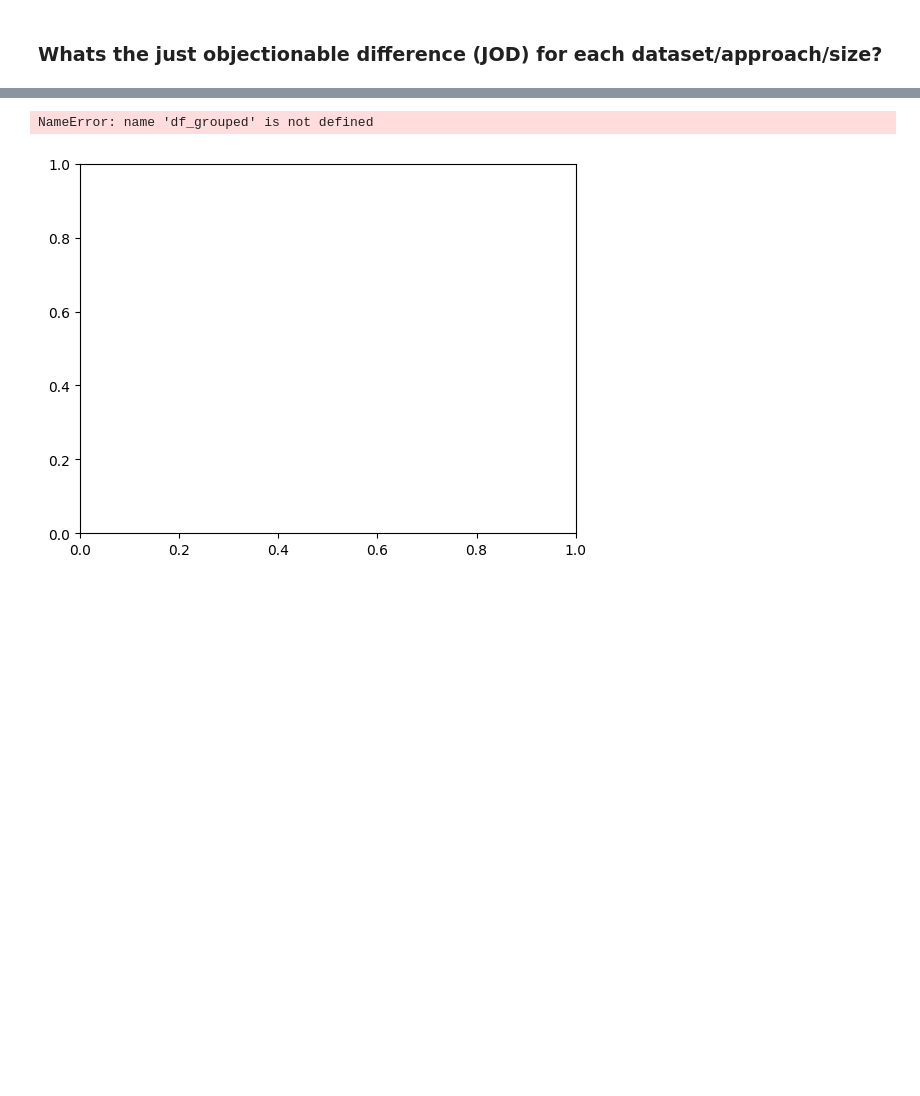
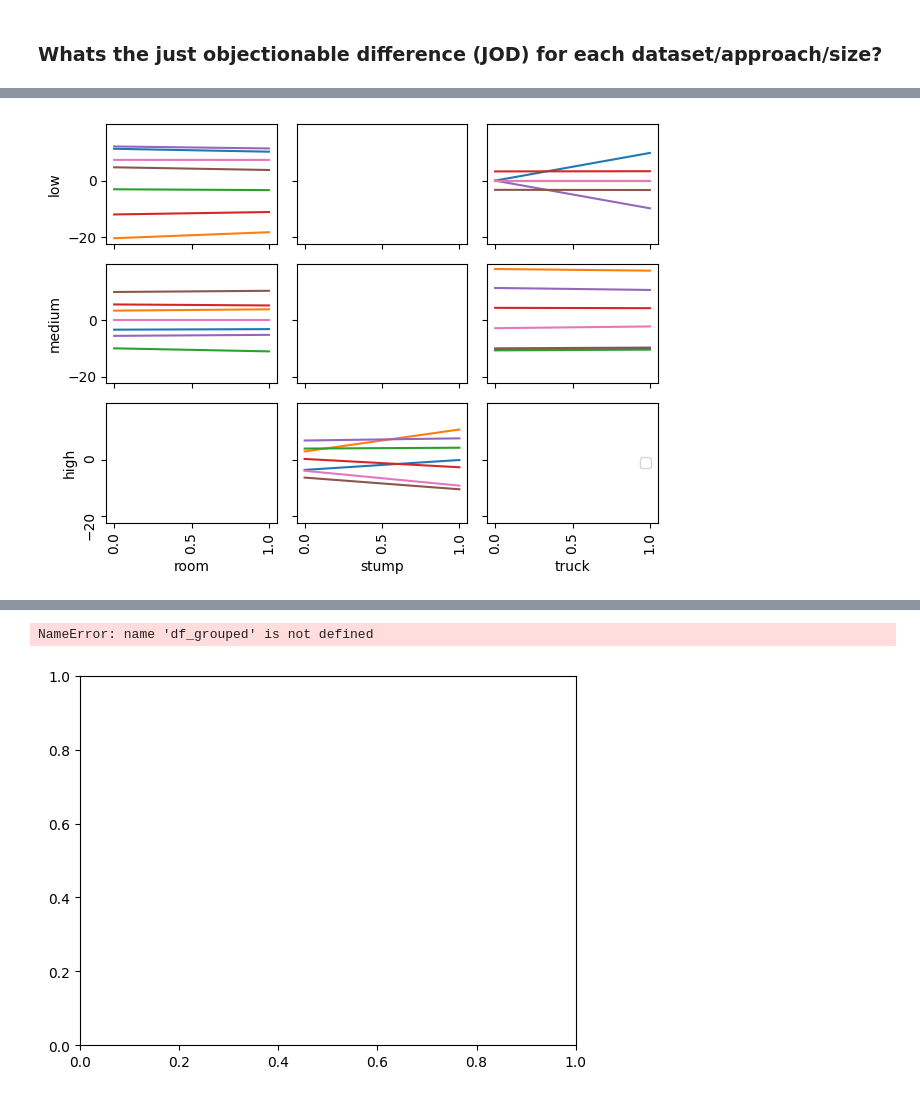
Before and after one commit to PaulErpen/eval-viewer, a Jupyter notebook: scripts/report/report.ipynb, the cells around one changed output, grey strips where cells are left out. Drawn from its saved outputs; the diff is of its cells as text; code cells hidden in the pictures; blank space fills up the shorter version.

Commit message:
First try to create simple early stopping plot

```diff
--- a/scripts/report/report.ipynb
+++ b/scripts/report/report.ipynb
@@ -298,3 +403,35 @@ plt.show()
+# %%
+df_jod_batched = compute_jod_batched(10)
+# %%
+def plot_jod_batched(df_batched: pd.DataFrame) -> None:
+    _, axs = plt.subplots(3, 3, sharex=True, sharey=True)
+    lines = []
+    columns = ["default", "mcmc","mini_splatting",	"eagles", "mip_splatting", "gaussian_pro", "geo_gaussian"]
+    for i, size in enumerate(["low", "medium", "high"]):
+        for j, dataset in enumerate(["room", "stump", "truck"]):
+            current = df_batched[
+                (df_batched["size"] == size) & (df_batched["dataset"] == dataset)
+            ]
+            for col in columns:
+                lines.append(axs[i][j].plot(current["batch_idx"], current[col]))
+
+            if i == 2:
+                axs[i][j].tick_params(labelrotation=90)
+                plt.setp(axs[-1, j], xlabel=dataset)
+            else:
+                pass
+                # axs[i][j].set_xticks(["" for _ in range(len(current))])
+
+            if j == 0:
+                plt.setp(axs[i, 0], ylabel=size)
+
+    plt.tight_layout()
+    plt.legend(loc="center right", bbox_to_anchor=(1, 0.5))
+    plt.show()
+# %%
+plot_jod_batched(df_jod_batched)
+# %% [output]
+[figure, added]
 # %%
 df_ratings_per_model["model"] = df_ratings_per_model["model_name"].apply(
     lambda name: name.split("-")[0]
```
Also changed, not shown: parts of 6 cells of this notebook, 2 other files.
